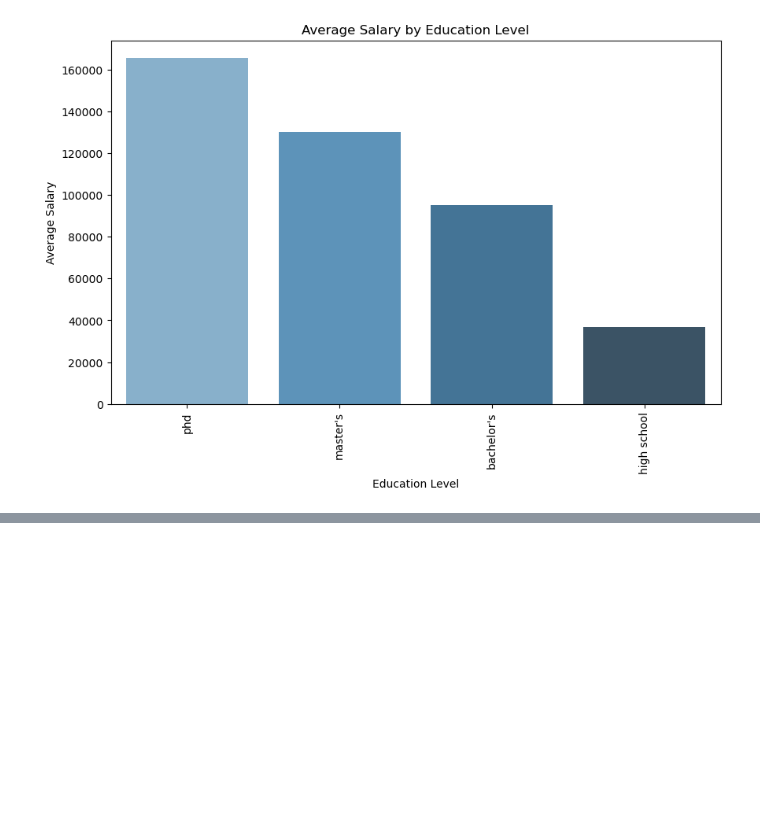
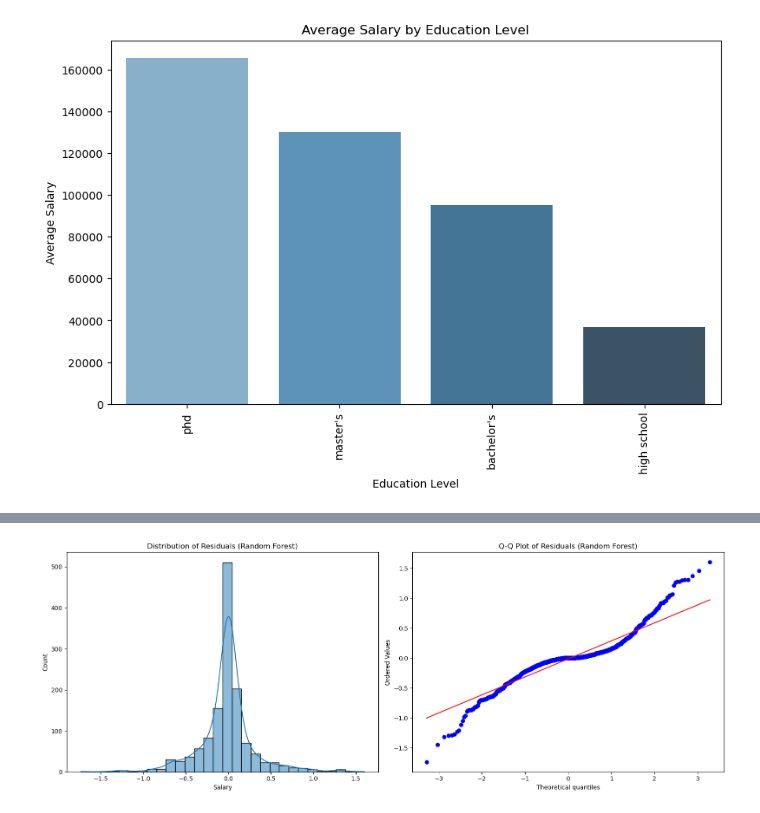
Before and after one commit to raj-rajat/Salary-dataset-based-on-country-and-race, a Jupyter notebook: salary-dataset-based-on-country-and-race.ipynb, the cells around one changed output, grey strips where cells are left out. Saved outputs shown, nothing was run; the diff lists cells and outputs as text; code cells hidden in the pictures; blank space fills up the shorter version.

```diff
--- a/salary-dataset-based-on-country-and-race.ipynb
+++ b/salary-dataset-based-on-country-and-race.ipynb
@@ -405,0 +428,21 @@ plt.show()
+# %%
+from scipy.stats import probplot
+
+# Calculate residuals
+residuals = y_test - rf_y_pred
+
+# Create figure and axes
+fig, ax = plt.subplots(1, 2, figsize=(16, 6))
+
+# Plot histogram of residuals on the left
+sns.histplot(residuals, bins=30, kde=True, ax=ax[0])
+ax[0].set_title('Distribution of Residuals (Random Forest)')
+
+# Plot Q-Q plot of residuals on the right
+probplot(residuals, plot=ax[1])
+ax[1].set_title('Q-Q Plot of Residuals (Random Forest)')
+
+plt.tight_layout()
+plt.show()
+# %% [output]
+[figure, added]
```
Also changed, not shown: parts of 4 cells of this notebook.
